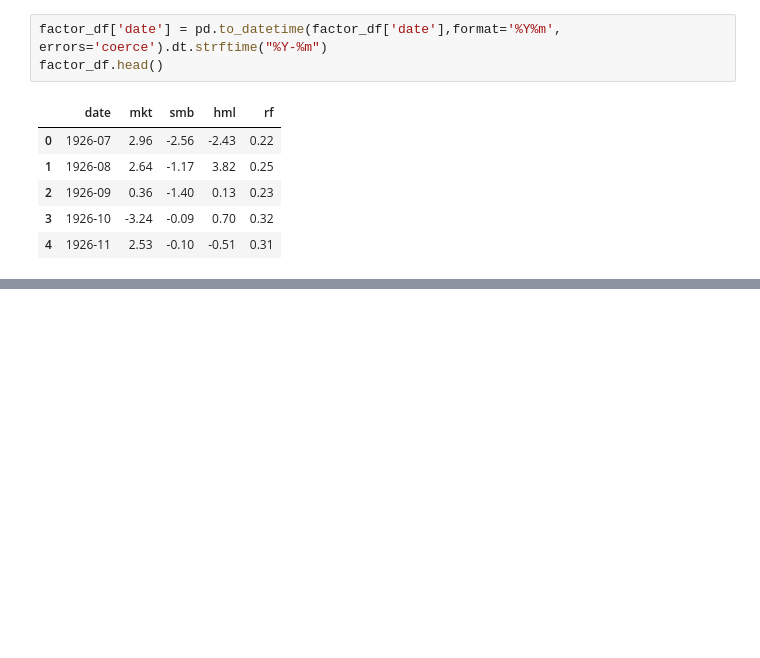
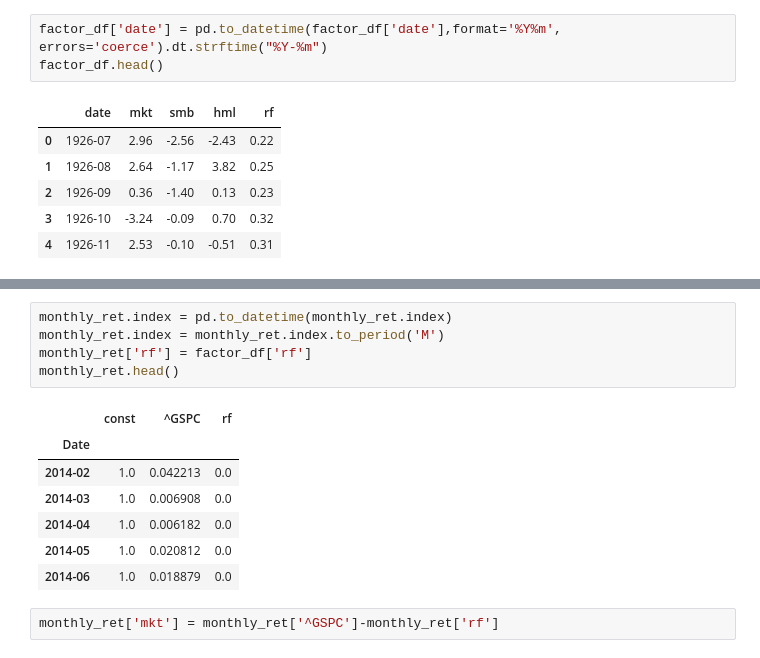
Before and after one commit to alfonso-santos/Python-aplicado-gestion-carteras, a Jupyter notebook: Tema_2/source/2.5. Modelo de mercado.ipynb, the cells around one changed output, grey strips where cells are left out. Cells and saved outputs as stored; diff of their text form; blank space fills up the shorter version.

```diff
--- a/Tema_2/source/2.5. Modelo de mercado.ipynb
+++ b/Tema_2/source/2.5. Modelo de mercado.ipynb
@@ -249,0 +315,15 @@ factor_df.head()
+# %%
+monthly_ret.index = pd.to_datetime(monthly_ret.index)
+monthly_ret.index = monthly_ret.index.to_period('M')
+monthly_ret['rf'] = factor_df['rf']
+monthly_ret.head()
+# %% [output]
+|  | const | ^GSPC | rf |
+| Date |  |  |  |
+| 2014-02 | 1.0 | 0.042213 | 0.0 |
+| 2014-03 | 1.0 | 0.006908 | 0.0 |
+| 2014-04 | 1.0 | 0.006182 | 0.0 |
+| 2014-05 | 1.0 | 0.020812 | 0.0 |
+| 2014-06 | 1.0 | 0.018879 | 0.0 |
+# %%
+monthly_ret['mkt'] = monthly_ret['^GSPC']-monthly_ret['rf']
```
Also changed, not shown: parts of 16 cells of this notebook.
